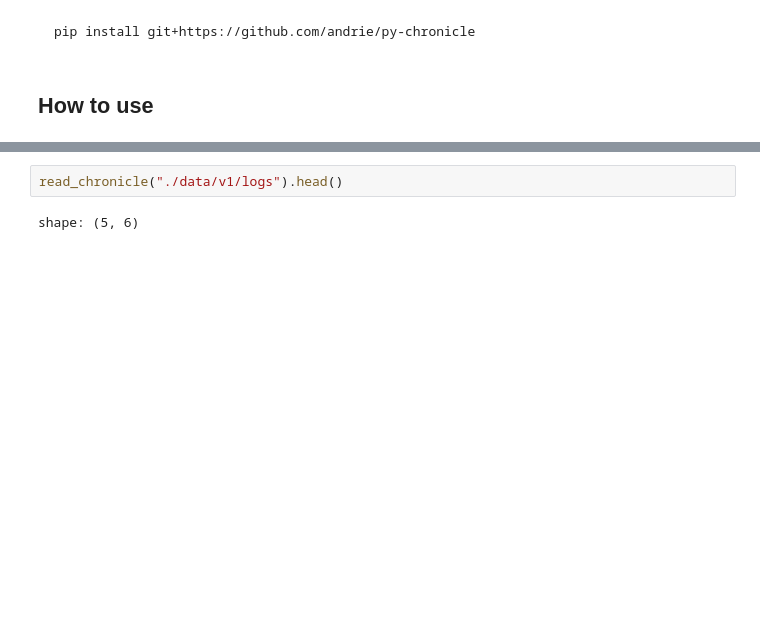
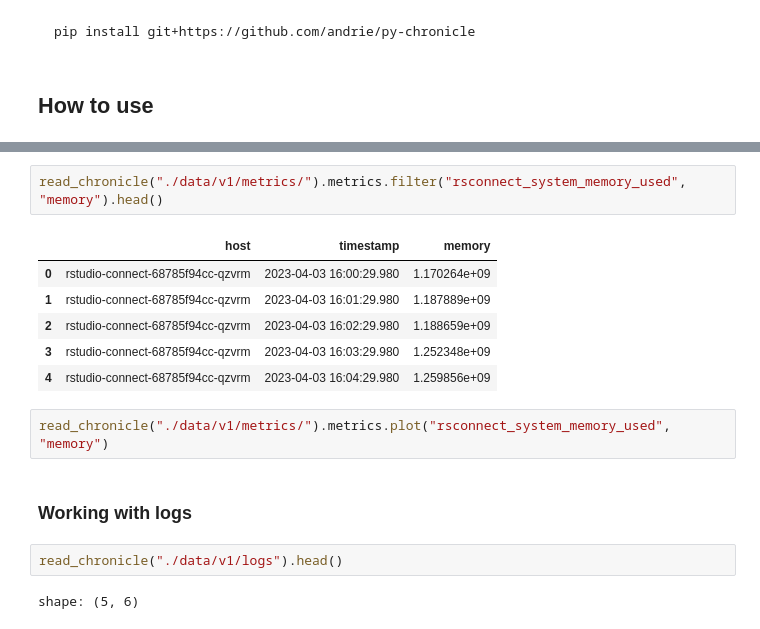
Before and after one commit to andrie/py-chronicle, a Jupyter notebook: _proc/index.ipynb, the cells around one changed output, grey strips where cells are left out. Saved outputs shown, nothing was run; the diff lists cells and outputs as text; blank space fills up the shorter version.

```diff
--- a/_proc/index.ipynb
+++ b/_proc/index.ipynb
@@ -44,3 +56,16 @@ shape: (5, 13)
+# %%
+read_chronicle("./data/v1/metrics/").metrics.filter("rsconnect_system_memory_used", "memory").head()
+# %% [output]
+|  | host | timestamp | memory |
+| 0 | rstudio-connect-68785f94cc-qzvrm | 2023-04-03 16:00:29.980 | 1.170264e+09 |
+| 1 | rstudio-connect-68785f94cc-qzvrm | 2023-04-03 16:01:29.980 | 1.187889e+09 |
+| 2 | rstudio-connect-68785f94cc-qzvrm | 2023-04-03 16:02:29.980 | 1.188659e+09 |
+| 3 | rstudio-connect-68785f94cc-qzvrm | 2023-04-03 16:03:29.980 | 1.252348e+09 |
+| 4 | rstudio-connect-68785f94cc-qzvrm | 2023-04-03 16:04:29.980 | 1.259856e+09 |
+# %%
+read_chronicle("./data/v1/metrics/").metrics.plot("rsconnect_system_memory_used", "memory")
+# %% [markdown]
+### Working with logs
 # %%
 read_chronicle("./data/v1/logs").head()
 # %% [output]
```
Also changed, not shown: parts of 5 cells of this notebook, 32 other files.
